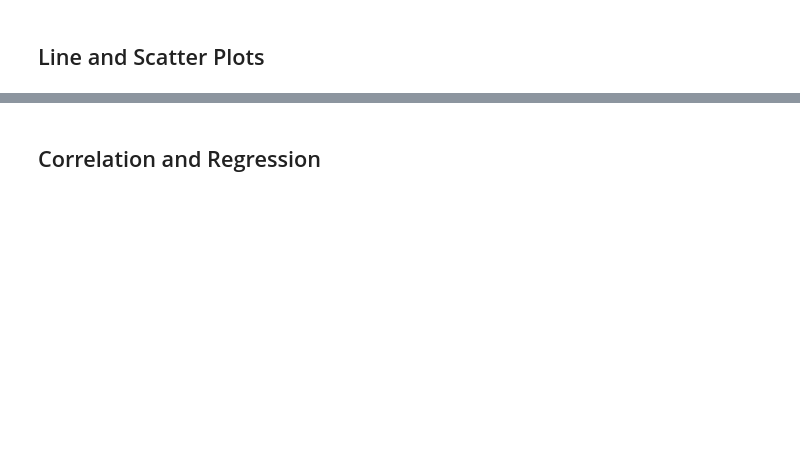
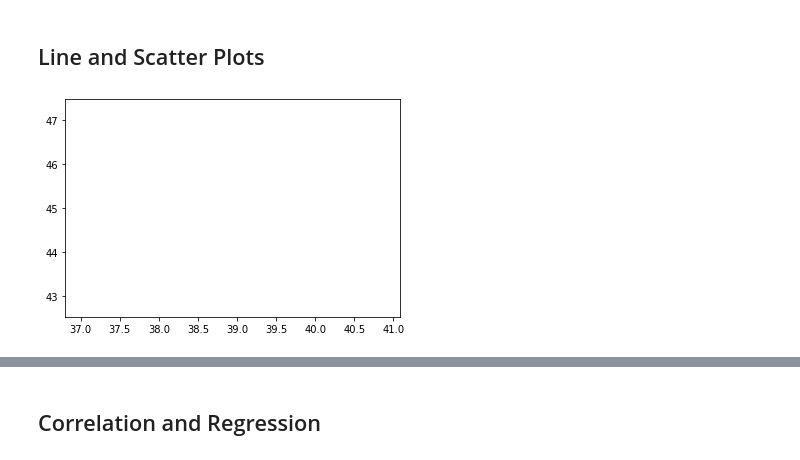
Before and after one commit to tiffanyharris711/matplotlib-challenge, a Jupyter notebook: pymaceuticals.ipynb, the cells around one changed output, grey strips where cells are left out. Cells and saved outputs as stored; diff of their text form; code cells hidden in the pictures; blank space fills up the shorter version.

```diff
--- a/pymaceuticals_starter.ipynb
+++ b/pymaceuticals.ipynb
@@ -318,3 +326,8 @@ Values above 87.66645829999999 could be outliers.
 ## Line and Scatter Plots
 # %%
 # Generate a line plot of tumor volume vs. time point for a mouse treated with Capomulin
+blah = plt.plot(data_wMaxTime["Tumor Volume (mm3)"].loc[data_wMaxTime["Mouse ID"]=="b742"],
+                data_wMaxTime["Timepoint"].loc[data_wMaxTime["Mouse ID"]=="b742"],
+                color="blue", label="Line Plot" )
+# %% [output]
+[figure, added]
```
Also changed, not shown: parts of 6 cells of this notebook.
